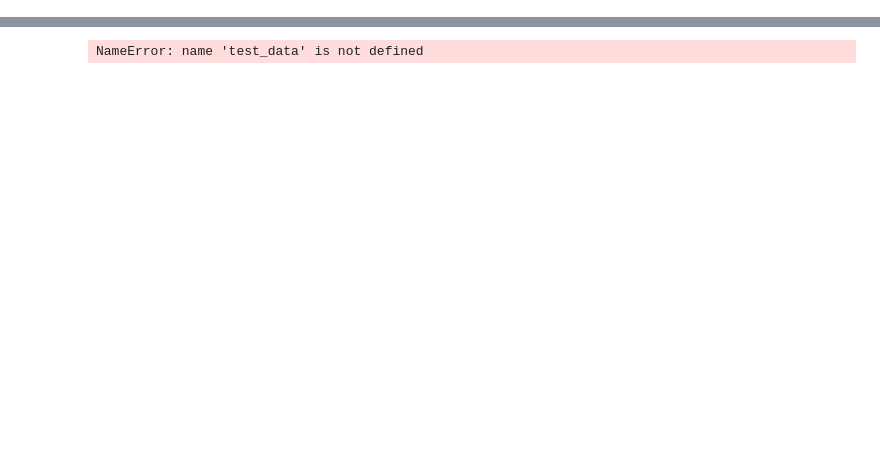
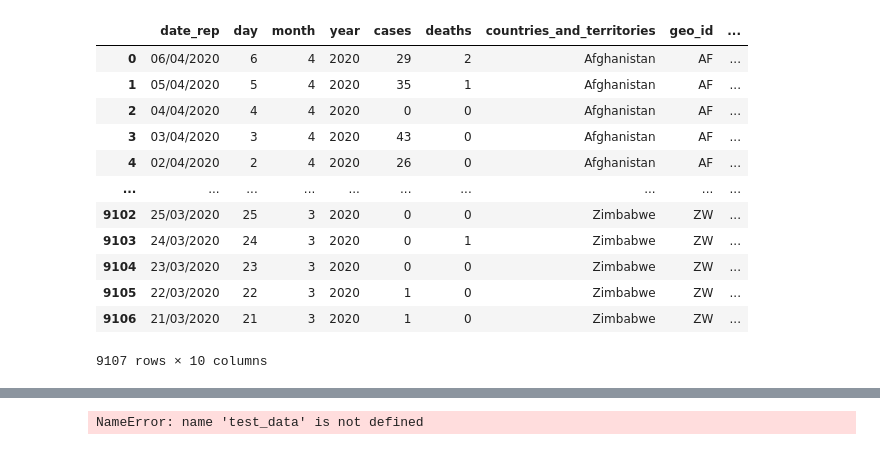
Before and after one commit to grahamdelafield/Covid_Analysis, a Jupyter notebook: pdf_read.ipynb, the cells around one changed output, grey strips where cells are left out. Cells and saved outputs as stored; diff of their text form; code cells hidden in the pictures; blank space fills up the shorter version.

```diff
--- a/pdf_read.ipynb
+++ b/pdf_read.ipynb
@@ -89,3 +81,6 @@ def move_file(file_path, new_dest_path):
     print(new_dest_path)
     return new_dest_path
 # move_file(data, r"C:\Users\Graham Delafield\Desktop\Covid")
+# %%
+df = get_ecdc_data().fillna(0)
+df.tail()
@@ -91,0 +94,31 @@ def move_file(file_path, new_dest_path):
+# %%
+def format_columns(dataframe):
+    df = dataframe
+    cols = [c for c in df.columns]
+    pattern = re.compile(r"[A-Z]")
+    for i, c in enumerate(cols):
+        match = re.search(pattern, c)
+        while match != None:
+            span = match.span()
+            first, last = span[0], span[1]
+            c = c[:first] + "_" + c[first:last].lower() + c[last:]
+            match = re.search(pattern, c)
+        cols[i] = c
+    df.columns = cols
+    return df
+
+format_columns(df)
+# %% [output]
+|  | date_rep | day | month | year | cases | deaths | countries_and_territories | geo_id | ... |
+| 0 | 06/04/2020 | 6 | 4 | 2020 | 29 | 2 | Afghanistan | AF | ... |
+| 1 | 05/04/2020 | 5 | 4 | 2020 | 35 | 1 | Afghanistan | AF | ... |
+| 2 | 04/04/2020 | 4 | 4 | 2020 | 0 | 0 | Afghanistan | AF | ... |
+| 3 | 03/04/2020 | 3 | 4 | 2020 | 43 | 0 | Afghanistan | AF | ... |
+| 4 | 02/04/2020 | 2 | 4 | 2020 | 26 | 0 | Afghanistan | AF | ... |
+| ... | ... | ... | ... | ... | ... | ... | ... | ... | ... |
+| 9102 | 25/03/2020 | 25 | 3 | 2020 | 0 | 0 | Zimbabwe | ZW | ... |
+| 9103 | 24/03/2020 | 24 | 3 | 2020 | 0 | 1 | Zimbabwe | ZW | ... |
+| 9104 | 23/03/2020 | 23 | 3 | 2020 | 0 | 0 | Zimbabwe | ZW | ... |
+| 9105 | 22/03/2020 | 22 | 3 | 2020 | 1 | 0 | Zimbabwe | ZW | ... |
+| 9106 | 21/03/2020 | 21 | 3 | 2020 | 1 | 0 | Zimbabwe | ZW | ... |
+9107 rows × 10 columns
```
Also changed, not shown: parts of 16 cells of this notebook.
